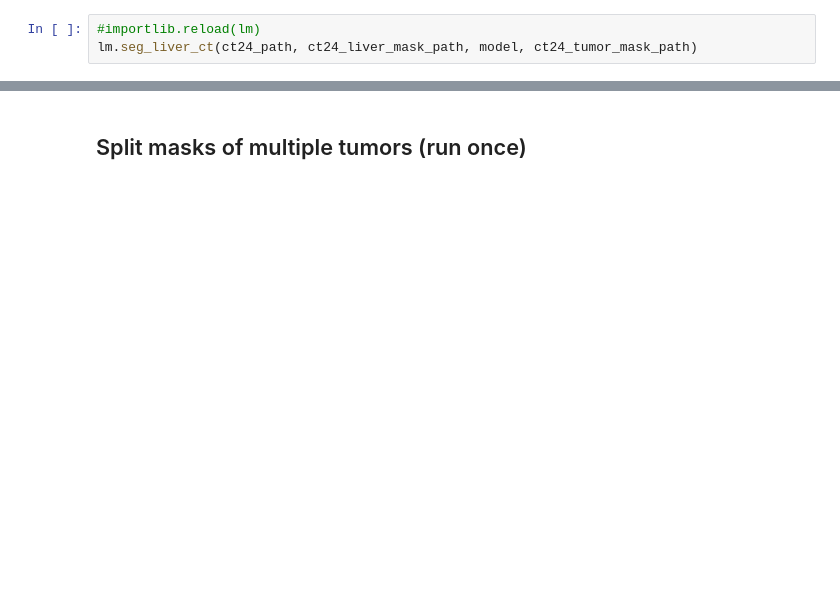
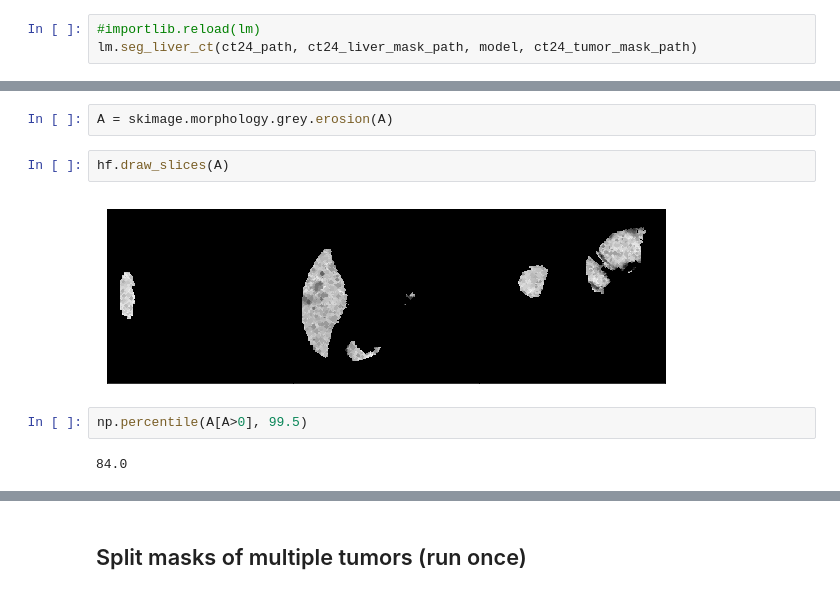
Before and after one commit to clintonjwang/lipiodol, a Jupyter notebook: data-retriever.ipynb, the cells around one changed output, grey strips where cells are left out. Saved outputs shown, nothing was run; the diff lists cells and outputs as text; blank space fills up the shorter version.

```diff
--- a/data-retriever.ipynb
+++ b/data-retriever.ipynb
@@ -187,0 +216,10 @@ lm.seg_liver_ct(ct24_path, ct24_liver_mask_path, model, ct24_tumor_mask_path)
+# %%
+A = skimage.morphology.grey.erosion(A)
+# %%
+hf.draw_slices(A)
+# %% [output]
+[figure, added]
+# %%
+np.percentile(A[A>0], 99.5)
+# %% [output]
+84.0
```
Also changed, not shown: parts of 39 cells of this notebook, 10 other files.
